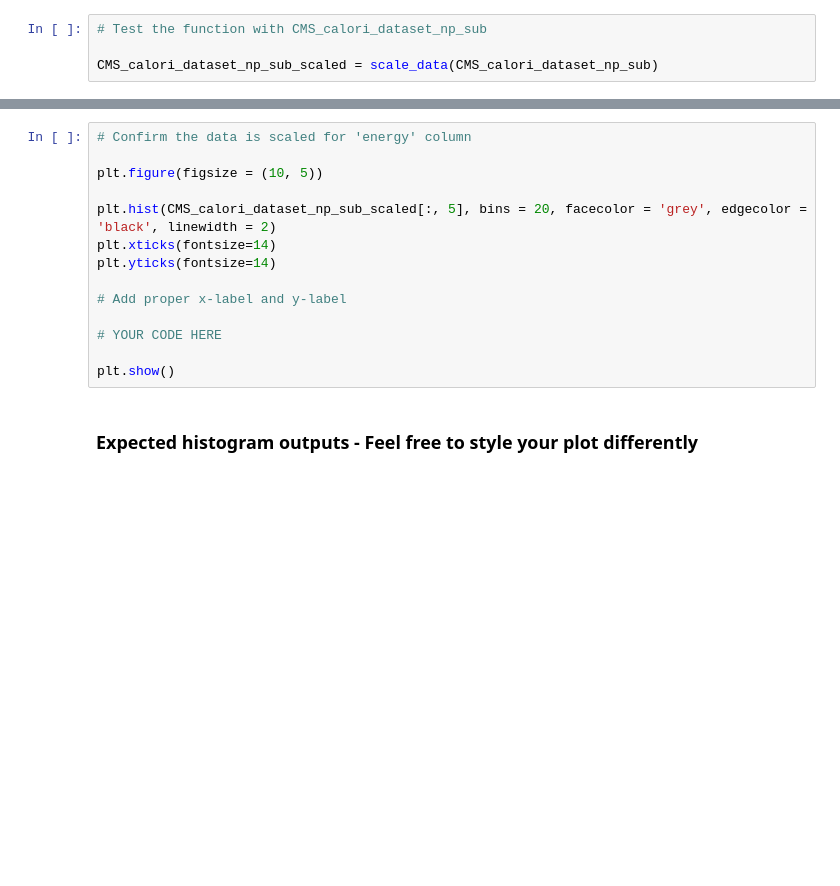
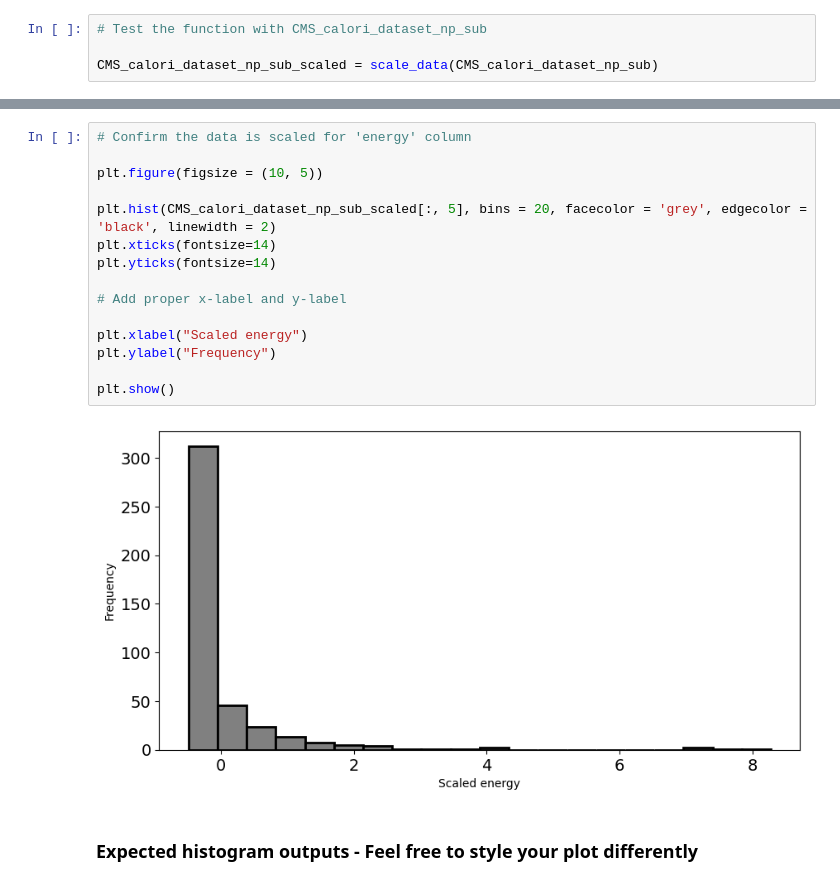
Before and after one commit to danm33333/phys417, a Jupyter notebook: Lab-1/Lab1_Report.ipynb, the cells around one changed output, grey strips where cells are left out. Cells and saved outputs as stored; diff of their text form; blank space fills up the shorter version.

```diff
--- a/Lab-1/Lab1_Report.ipynb
+++ b/Lab-1/Lab1_Report.ipynb
@@ -67,17 +87,20 @@ plt.show()
 # %%
 # Confirm the data is scaled for 'energy' column
 
 plt.figure(figsize = (10, 5))
 
 plt.hist(CMS_calori_dataset_np_sub_scaled[:, 5], bins = 20, facecolor = 'grey', edgecolor = 'black', linewidth = 2)
 plt.xticks(fontsize=14)
 plt.yticks(fontsize=14)
 
 # Add proper x-label and y-label
 
-# YOUR CODE HERE
+plt.xlabel("Scaled energy")
+plt.ylabel("Frequency")
 
 plt.show()
+# %% [output]
+[figure, added]
 # %% [markdown]
 ### Expected histogram outputs - Feel free to style your plot differently
 # %%
```
Also changed, not shown: parts of 9 cells of this notebook.
